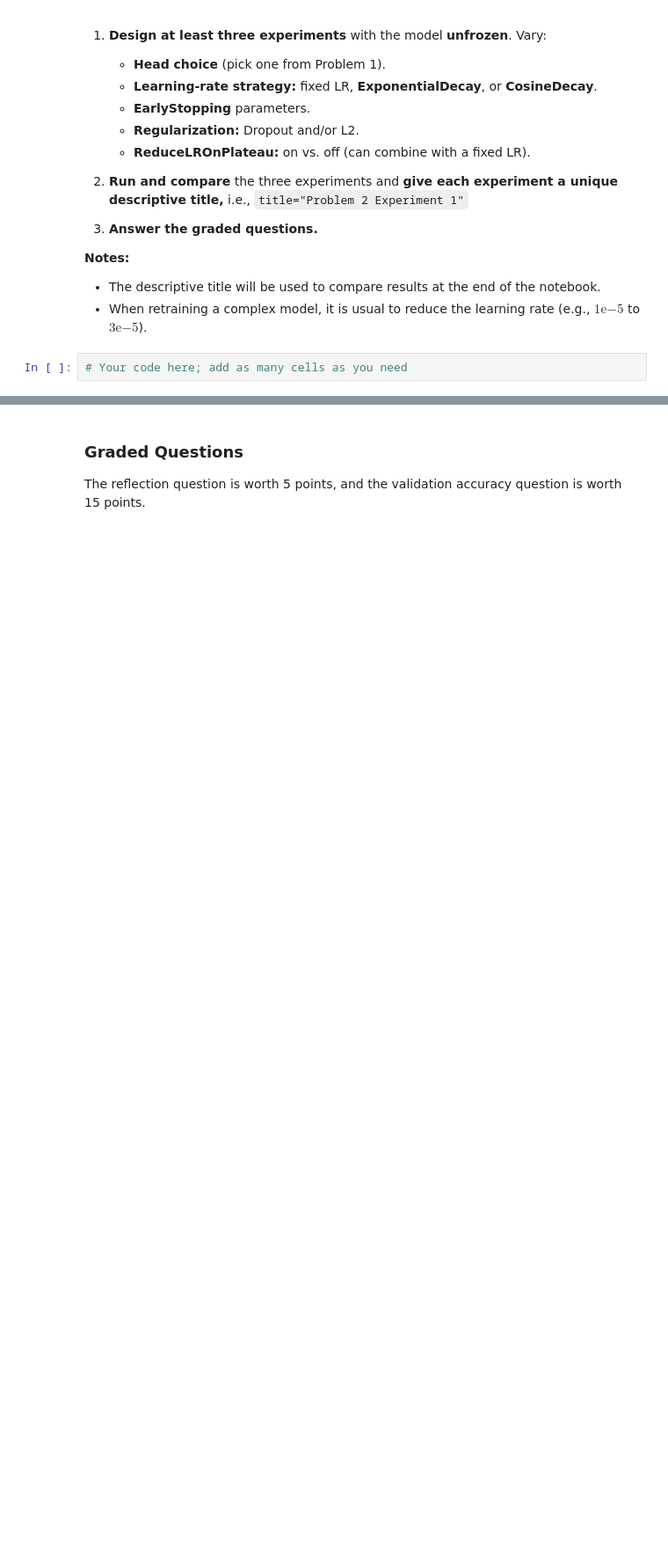
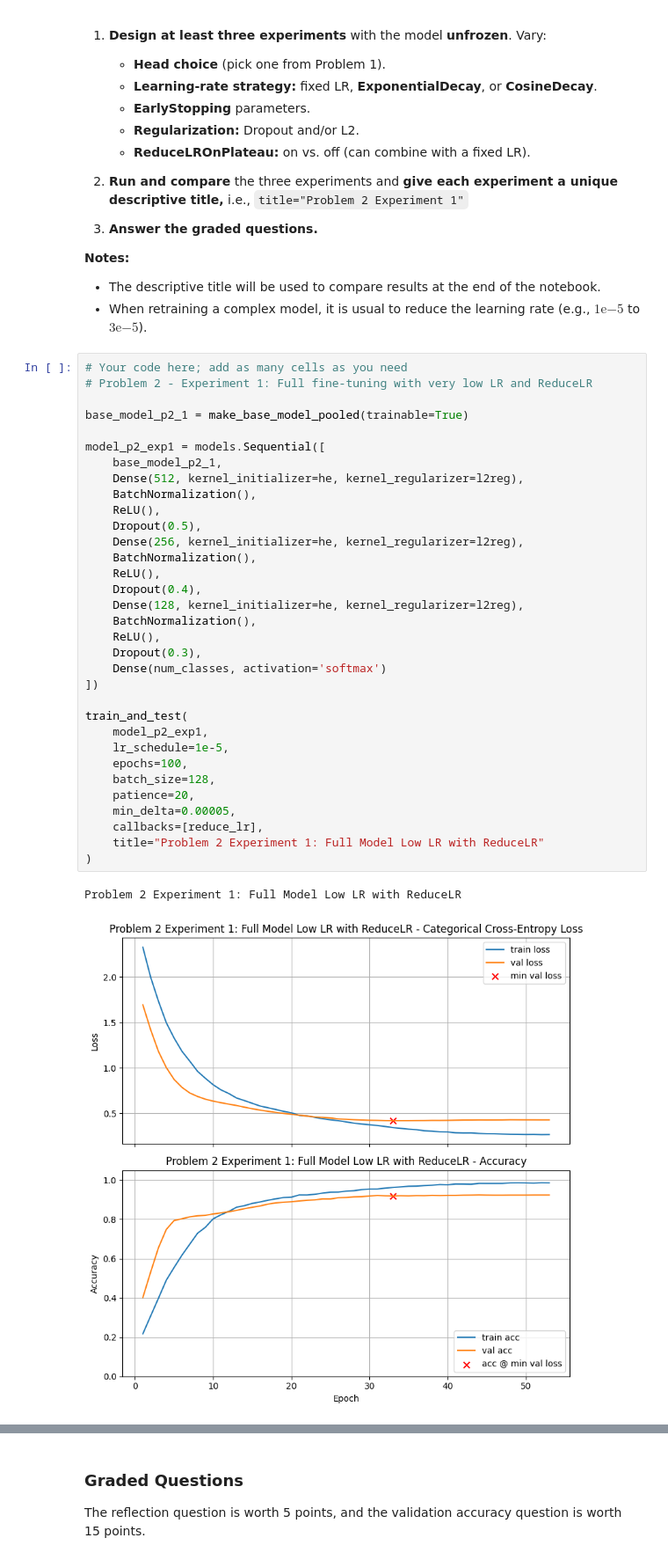
Before and after one commit to aydanmufti/Module-7-Assignments, a Jupyter notebook: Homework_05.ipynb, the cells around one changed output, grey strips where cells are left out. Shown at 88% size. Cells and saved outputs as stored; diff of their text form; blank space fills up the shorter version.

```diff
--- a/Homework_05.ipynb
+++ b/Homework_05.ipynb
@@ -527,5 +713,39 @@ base = make_base_pooled(trainable=True)  # MobileNetV2(include_top=False, poolin
 **Notes:**
 * The descriptive title will be used to compare results at the end of the notebook.
 * When retraining a complex model, it is usual to reduce the learning rate (e.g., $1\mathrm{e}{-5}$ to $3\mathrm{e}{-5}$).
-# %%
-# Your code here; add as many cells as you need
+# %%
+# Your code here; add as many cells as you need
+# Problem 2 - Experiment 1: Full fine-tuning with very low LR and ReduceLR
+
+base_model_p2_1 = make_base_model_pooled(trainable=True)
+
+model_p2_exp1 = models.Sequential([
+    base_model_p2_1,
+    Dense(512, kernel_initializer=he, kernel_regularizer=l2reg),
+    BatchNormalization(),
+    ReLU(),
+    Dropout(0.5),
+    Dense(256, kernel_initializer=he, kernel_regularizer=l2reg),
+    BatchNormalization(),
+    ReLU(),
+    Dropout(0.4),
+    Dense(128, kernel_initializer=he, kernel_regularizer=l2reg),
+    BatchNormalization(),
+    ReLU(),
+    Dropout(0.3),
+    Dense(num_classes, activation='softmax')
+])
+
+train_and_test(
+    model_p2_exp1,
+    lr_schedule=1e-5,
+    epochs=100,
+    batch_size=128,
+    patience=20,
+    min_delta=0.00005,
+    callbacks=[reduce_lr],
+    title="Problem 2 Experiment 1: Full Model Low LR with ReduceLR"
+)
+# %% [output]
+Problem 2 Experiment 1: Full Model Low LR with ReduceLR
+[figure, added]
```
Also changed, not shown: parts of 38 cells of this notebook.
